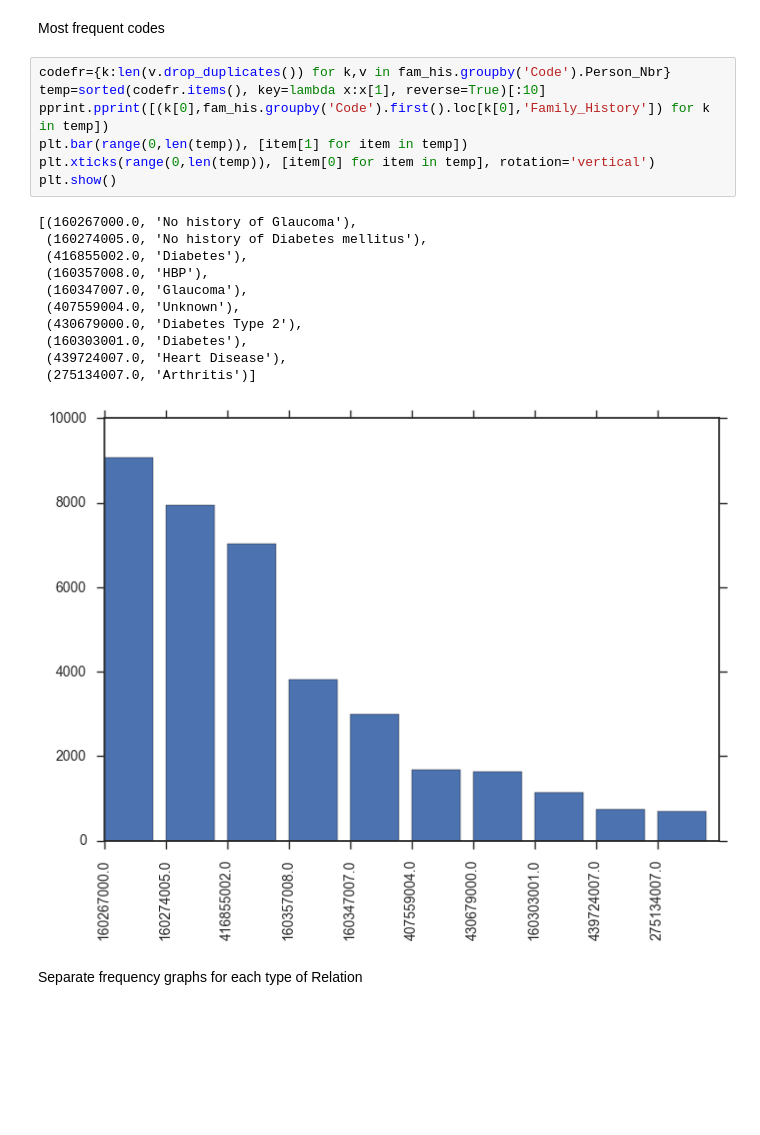
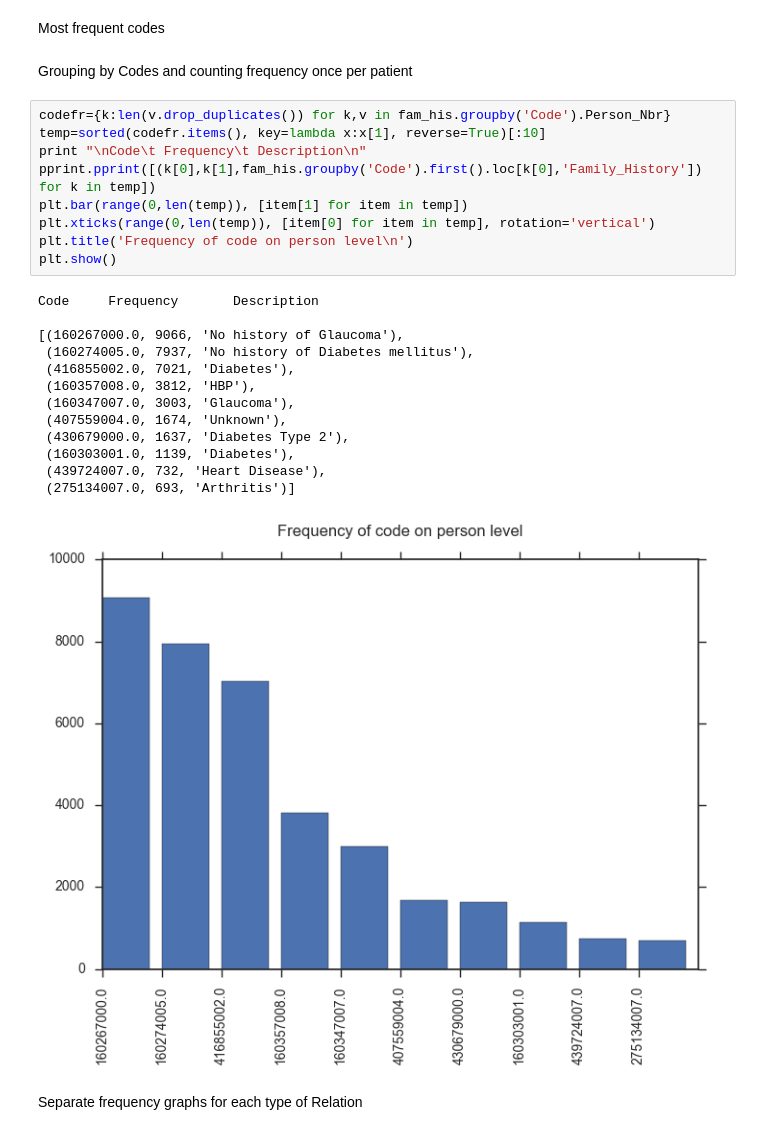
Before and after one commit to MATH497project/MATH497-DiabeticRetinopathy, a Jupyter notebook: Family History.ipynb, the cells around one changed output. Cells and saved outputs as stored; diff of their text form; blank space fills up the shorter version.

```diff
--- a/Family History.ipynb
+++ b/Family History.ipynb
@@ -116,24 +126,30 @@ plt.show()
 # %% [markdown]
 Most frequent codes
+# %% [markdown]
+Grouping by Codes and counting frequency once per patient
 # %%
 codefr={k:len(v.drop_duplicates()) for k,v in fam_his.groupby('Code').Person_Nbr}
 temp=sorted(codefr.items(), key=lambda x:x[1], reverse=True)[:10]
-pprint.pprint([(k[0],fam_his.groupby('Code').first().loc[k[0],'Family_History']) for k in temp])
+print "\nCode\t Frequency\t Description\n"
+pprint.pprint([(k[0],k[1],fam_his.groupby('Code').first().loc[k[0],'Family_History']) for k in temp])
 plt.bar(range(0,len(temp)), [item[1] for item in temp])
 plt.xticks(range(0,len(temp)), [item[0] for item in temp], rotation='vertical')
+plt.title('Frequency of code on person level\n')
 plt.show()
 # %% [output]
-[(160267000.0, 'No history of Glaucoma'),
- (160274005.0, 'No history of Diabetes mellitus'),
- (416855002.0, 'Diabetes'),
- (160357008.0, 'HBP'),
- (160347007.0, 'Glaucoma'),
- (407559004.0, 'Unknown'),
- (430679000.0, 'Diabetes Type 2'),
- (160303001.0, 'Diabetes'),
- (439724007.0, 'Heart Disease'),
- (275134007.0, 'Arthritis')]
+Code     Frequency       Description
+
+[(160267000.0, 9066, 'No history of Glaucoma'),
+ (160274005.0, 7937, 'No history of Diabetes mellitus'),
+ (416855002.0, 7021, 'Diabetes'),
+ (160357008.0, 3812, 'HBP'),
+ (160347007.0, 3003, 'Glaucoma'),
+ (407559004.0, 1674, 'Unknown'),
+ (430679000.0, 1637, 'Diabetes Type 2'),
+ (160303001.0, 1139, 'Diabetes'),
+ (439724007.0, 732, 'Heart Disease'),
+ (275134007.0, 693, 'Arthritis')]
-[figure, old version]
+[figure, new version]
 # %% [markdown]
 Separate frequency graphs for each type of Relation
 # %%
```
Also changed, not shown: parts of 36 cells of this notebook.
